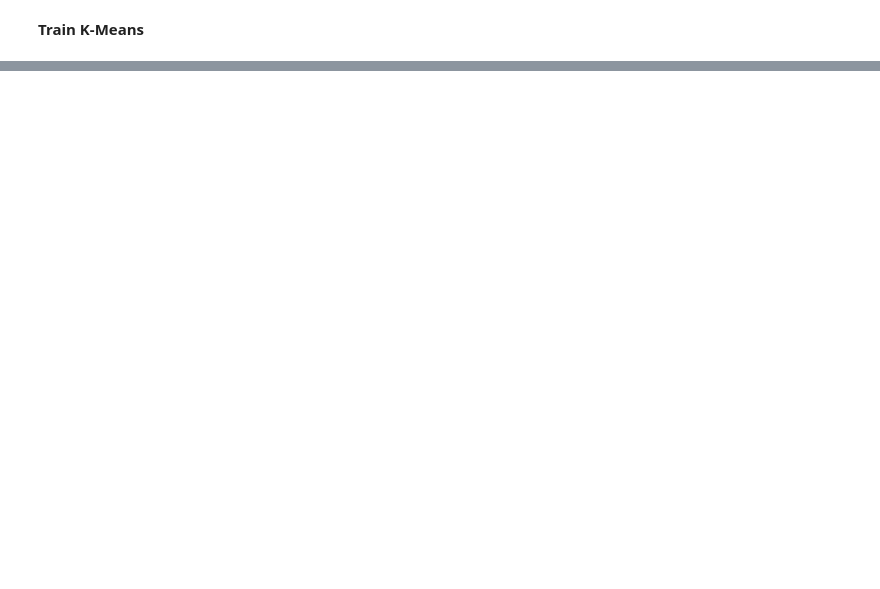
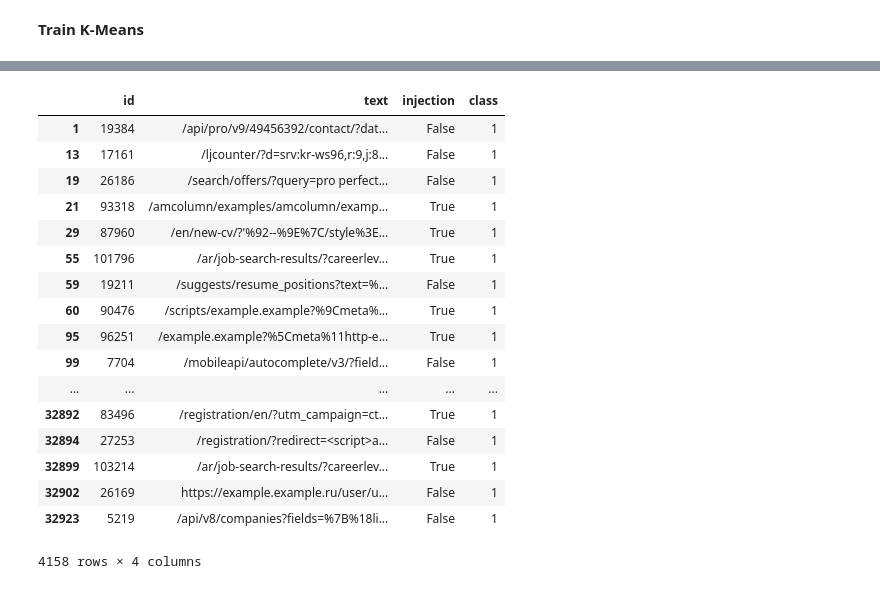
Before and after one commit to meandmymind/requests-clustering-autoencoder, a Jupyter notebook: src/pipeline.ipynb, the cells around one changed output, grey strips where cells are left out. Drawn from its saved outputs; the diff is of its cells as text; code cells hidden in the pictures; blank space fills up the shorter version.

```diff
--- a/src/pipeline.ipynb
+++ b/src/pipeline.ipynb
@@ -453,0 +470,21 @@ ParserError: Error tokenizing data. C error: Buffer overflow caught - possible m
+# %%
+train_kmeans_result[train_kmeans_result['class'] == 1]
+# %% [output]
+|  | id | text | injection | class |
+| 1 | 19384 | /api/pro/v9/49456392/contact/?dat... | False | 1 |
+| 13 | 17161 | /ljcounter/?d=srv:kr-ws96,r:9,j:8... | False | 1 |
+| 19 | 26186 | /search/offers/?query=pro perfect... | False | 1 |
+| 21 | 93318 | /amcolumn/examples/amcolumn/examp... | True | 1 |
+| 29 | 87960 | /en/new-cv/?'%92--%9E%7C/style%3E... | True | 1 |
+| 55 | 101796 | /ar/job-search-results/?careerlev... | True | 1 |
+| 59 | 19211 | /suggests/resume_positions?text=%... | False | 1 |
+| 60 | 90476 | /scripts/example.example?%9Cmeta%... | True | 1 |
+| 95 | 96251 | /example.example?%5Cmeta%11http-e... | True | 1 |
+| 99 | 7704 | /mobileapi/autocomplete/v3/?field... | False | 1 |
+| ... | ... | ... | ... | ... |
+| 32892 | 83496 | /registration/en/?utm_campaign=ct... | True | 1 |
+| 32894 | 27253 | /registration/?redirect=<script>a... | False | 1 |
+| 32899 | 103214 | /ar/job-search-results/?careerlev... | True | 1 |
+| 32902 | 26169 | https://example.example.ru/user/u... | False | 1 |
+| 32923 | 5219 | /api/v8/companies?fields=%7B%18li... | False | 1 |
+4158 rows × 4 columns
```
Also changed, not shown: parts of 69 cells of this notebook, 17 other files.
